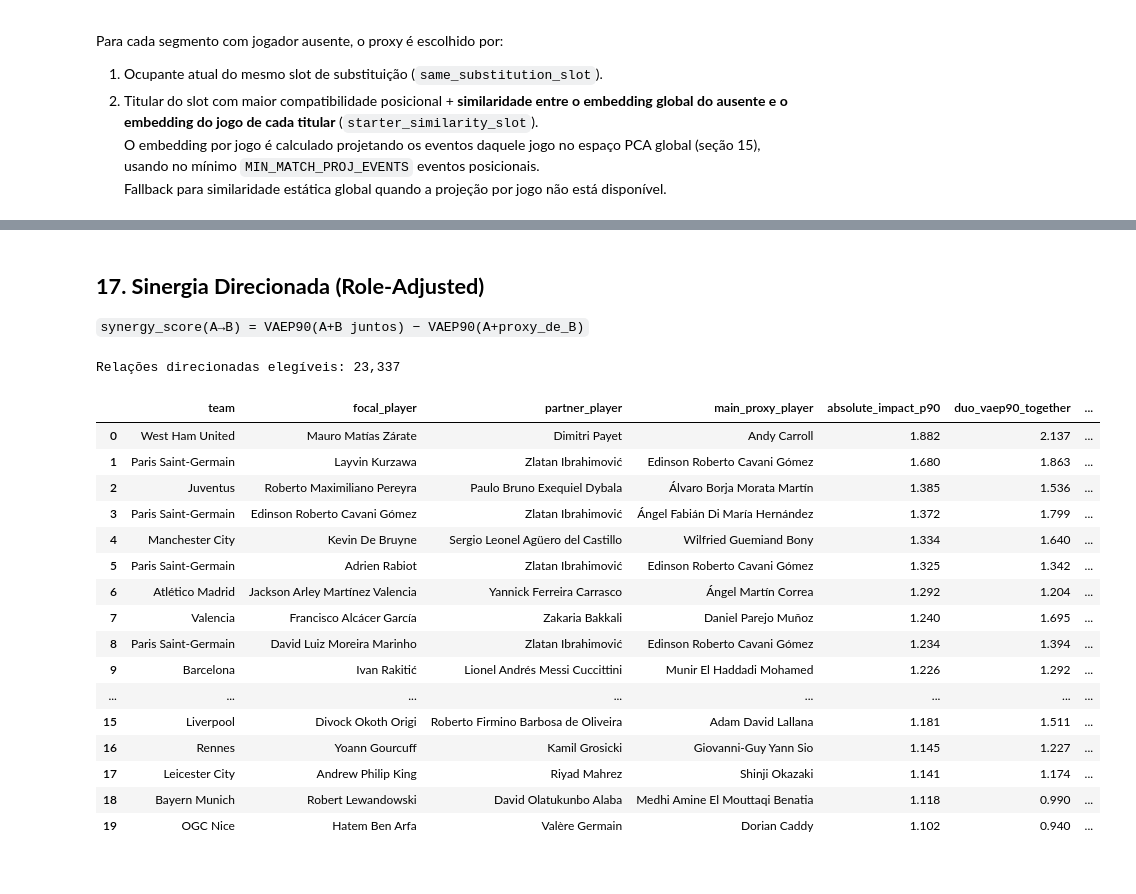
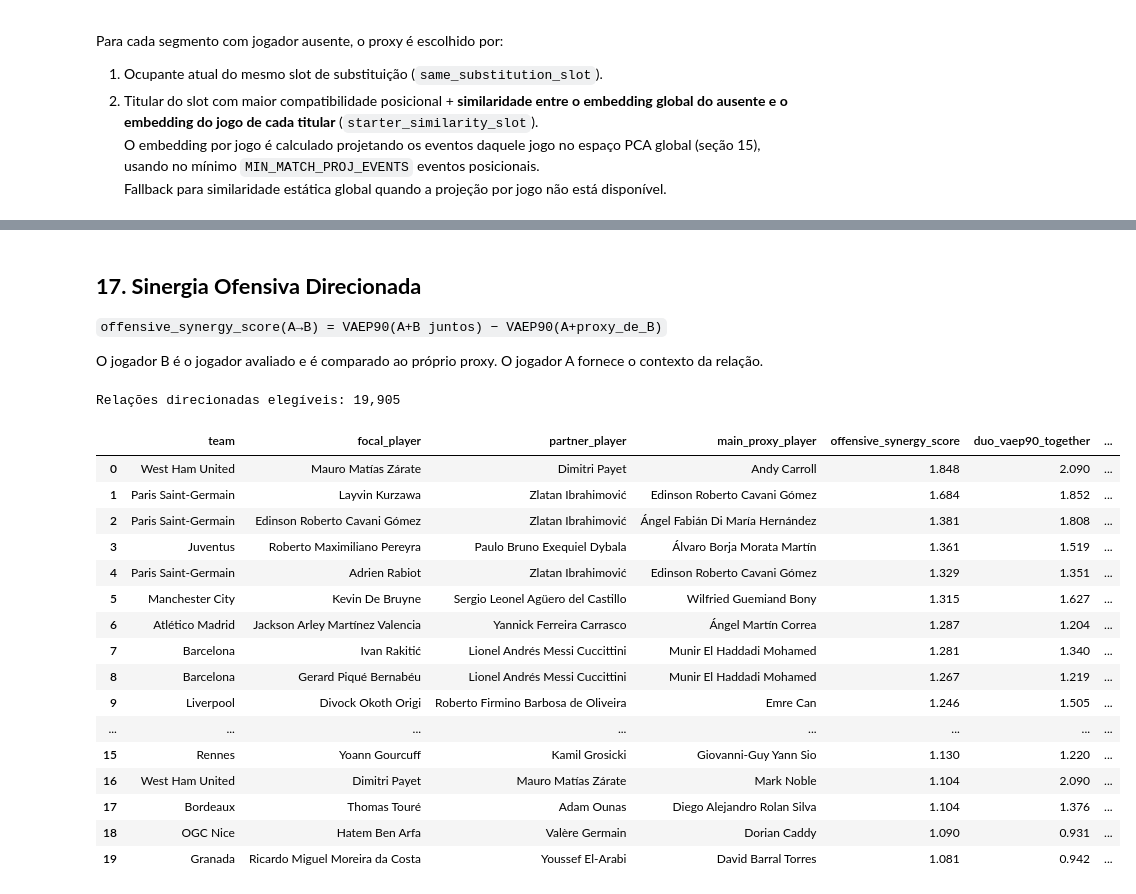
Before and after one commit to gcarbs1/Synergy-VAEP, a Jupyter notebook: notebooks/02_tactical_synergy_vaep.ipynb, the cells around one changed output, grey strips where cells are left out. Saved outputs shown, nothing was run; the diff lists cells and outputs as text; code cells hidden in the pictures.

```diff
--- a/notebooks/02_tactical_synergy_vaep.ipynb
+++ b/notebooks/02_tactical_synergy_vaep.ipynb
@@ -1593,7 +1603,9 @@ Amostras: 743,249  |  Escolhas de proxy: 254,561
 # %% [markdown]
-## **17. Sinergia Direcionada (Role-Adjusted)**
+## **17. Sinergia Ofensiva Direcionada**
 
-`synergy_score(A→B) = VAEP90(A+B juntos) − VAEP90(A+proxy_de_B)`
+`offensive_synergy_score(A→B) = VAEP90(A+B juntos) − VAEP90(A+proxy_de_B)`
+
+O jogador B é o jogador avaliado e é comparado ao próprio proxy. O jogador A fornece o contexto da relação.
 # %%
 def add_role_adjusted_metrics(df):
     o = df.copy()
@@ -1611,7 +1623,7 @@ def add_role_adjusted_metrics(df):
     o['focal_vaep90_with_partner'] = o['focal_vaep90_together']
     o['focal_vaep90_with_proxy']   = o['focal_vaep90_proxy']
     o['focal_impact_p90']       = o['focal_vaep90_with_partner'] - o['focal_vaep90_with_proxy']
-    o['synergy_score']          = o['duo_impact_p90']
+    o['offensive_synergy_score'] = o['duo_impact_p90']
     return o
 
 def summarize_directed_synergy(samps, prx_ch, player_lk, player_qual):
@@ -1664,47 +1676,46 @@ def summarize_directed_synergy(samps, prx_ch, player_lk, player_qual):
     directed = directed.merge(fn, on=['team_id','focal_player_id'], how='left')
     directed = directed.merge(pn, on=['team_id','partner_player_id'], how='left')
     directed = directed.merge(xn, on=['team_id','main_proxy_player_id'], how='left')
-    return directed.sort_values('synergy_score', ascending=False).reset_index(drop=True)
+    return directed.sort_values('offensive_synergy_score', ascending=False).reset_index(drop=True)
 
 directed = summarize_directed_synergy(samples, proxy_choices, player_lookup, player_quality)
 directed.to_parquet(PROCESSED_PATH / 'directed_synergy_all.parquet', index=False)
 print(f'Relações direcionadas elegíveis: {len(directed):,}')
 # %% [output]
-Relações direcionadas elegíveis: 23,337
+Relações direcionadas elegíveis: 19,905
 # %%
 MIN_TOGETHER_DISPLAY = 300
 MIN_PROXY_DISPLAY    = 180
 
 impact = directed.loc[
     directed['minutes_together'].ge(MIN_TOGETHER_DISPLAY) &
     directed['minutes_proxy'].ge(MIN_PROXY_DISPLAY)
 ].copy()
-impact['absolute_impact_p90'] = impact['duo_impact_p90']
 
-display_cols = ['team','focal_player','partner_player','main_proxy_player','absolute_impact_p90',
+display_cols = ['team','focal_player','partner_player','main_proxy_player','offensive_synergy_score',
                 'duo_vaep90_together','proxy_duo_vaep90','focal_vaep90_with_partner',
                 'focal_vaep90_with_proxy','focal_impact_p90',
                 'minutes_together','minutes_proxy','main_proxy_method']
 display_cols = [c for c in display_cols if c in impact.columns]
-impact[display_cols].sort_values('absolute_impact_p90', ascending=False).head(20).round(3)
+impact[display_cols].sort_values('offensive_synergy_score', ascending=False).head(20).round(3)
 # %% [output]
-|  | team | focal_player | partner_player | main_proxy_player | absolute_impact_p90 | duo_vaep90_together | ... |
-| 0 | West Ham United | Mauro Matías Zárate | Dimitri Payet | Andy Carroll | 1.882 | 2.137 | ... |
-| 1 | Paris Saint-Germain | Layvin Kurzawa | Zlatan Ibrahimović | Edinson Roberto Cavani Gómez | 1.680 | 1.863 | ... |
-| 2 | Juventus | Roberto Maximiliano Pereyra | Paulo Bruno Exequiel Dybala | Álvaro Borja Morata Martín | 1.385 | 1.536 | ... |
-| 3 | Paris Saint-Germain | Edinson Roberto Cavani Gómez | Zlatan Ibrahimović | Ángel Fabián Di María Hernández | 1.372 | 1.799 | ... |
-| 4 | Manchester City | Kevin De Bruyne | Sergio Leonel Agüero del Castillo | Wilfried Guemiand Bony | 1.334 | 1.640 | ... |
-| 5 | Paris Saint-Germain | Adrien Rabiot | Zlatan Ibrahimović | Edinson Roberto Cavani Gómez | 1.325 | 1.342 | ... |
-| 6 | Atlético Madrid | Jackson Arley Martínez Valencia | Yannick Ferreira Carrasco | Ángel Martín Correa | 1.292 | 1.204 | ... |
-| 7 | Valencia | Francisco Alcácer García | Zakaria Bakkali | Daniel Parejo Muñoz | 1.240 | 1.695 | ... |
-| 8 | Paris Saint-Germain | David Luiz Moreira Marinho | Zlatan Ibrahimović | Edinson Roberto Cavani Gómez | 1.234 | 1.394 | ... |
-| 9 | Barcelona | Ivan Rakitić | Lionel Andrés Messi Cuccittini | Munir El Haddadi Mohamed | 1.226 | 1.292 | ... |
+|  | team | focal_player | partner_player | main_proxy_player | offensive_synergy_score | duo_vaep90_together | ... |
+| 0 | West Ham United | Mauro Matías Zárate | Dimitri Payet | Andy Carroll | 1.848 | 2.090 | ... |
+| 1 | Paris Saint-Germain | Layvin Kurzawa | Zlatan Ibrahimović | Edinson Roberto Cavani Gómez | 1.684 | 1.852 | ... |
+| 2 | Paris Saint-Germain | Edinson Roberto Cavani Gómez | Zlatan Ibrahimović | Ángel Fabián Di María Hernández | 1.381 | 1.808 | ... |
+| 3 | Juventus | Roberto Maximiliano Pereyra | Paulo Bruno Exequiel Dybala | Álvaro Borja Morata Martín | 1.361 | 1.519 | ... |
+| 4 | Paris Saint-Germain | Adrien Rabiot | Zlatan Ibrahimović | Edinson Roberto Cavani Gómez | 1.329 | 1.351 | ... |
+| 5 | Manchester City | Kevin De Bruyne | Sergio Leonel Agüero del Castillo | Wilfried Guemiand Bony | 1.315 | 1.627 | ... |
+| 6 | Atlético Madrid | Jackson Arley Martínez Valencia | Yannick Ferreira Carrasco | Ángel Martín Correa | 1.287 | 1.204 | ... |
+| 7 | Barcelona | Ivan Rakitić | Lionel Andrés Messi Cuccittini | Munir El Haddadi Mohamed | 1.281 | 1.340 | ... |
+| 8 | Barcelona | Gerard Piqué Bernabéu | Lionel Andrés Messi Cuccittini | Munir El Haddadi Mohamed | 1.267 | 1.219 | ... |
+| 9 | Liverpool | Divock Okoth Origi | Roberto Firmino Barbosa de Oliveira | Emre Can | 1.246 | 1.505 | ... |
 | ... | ... | ... | ... | ... | ... | ... | ... |
-| 15 | Liverpool | Divock Okoth Origi | Roberto Firmino Barbosa de Oliveira | Adam David Lallana | 1.181 | 1.511 | ... |
-| 16 | Rennes | Yoann Gourcuff | Kamil Grosicki | Giovanni-Guy Yann Sio | 1.145 | 1.227 | ... |
-| 17 | Leicester City | Andrew Philip King | Riyad Mahrez | Shinji Okazaki | 1.141 | 1.174 | ... |
-| 18 | Bayern Munich | Robert Lewandowski | David Olatukunbo Alaba | Medhi Amine El Mouttaqi Benatia | 1.118 | 0.990 | ... |
-| 19 | OGC Nice | Hatem Ben Arfa | Valère Germain | Dorian Caddy | 1.102 | 0.940 | ... |
+| 15 | Rennes | Yoann Gourcuff | Kamil Grosicki | Giovanni-Guy Yann Sio | 1.130 | 1.220 | ... |
+| 16 | West Ham United | Dimitri Payet | Mauro Matías Zárate | Mark Noble | 1.104 | 2.090 | ... |
+| 17 | Bordeaux | Thomas Touré | Adam Ounas | Diego Alejandro Rolan Silva | 1.104 | 1.376 | ... |
+| 18 | OGC Nice | Hatem Ben Arfa | Valère Germain | Dorian Caddy | 1.090 | 0.931 | ... |
+| 19 | Granada | Ricardo Miguel Moreira da Costa | Youssef El-Arabi | David Barral Torres | 1.081 | 0.942 | ... |
 # %%
 barcelona_impact = impact.loc[impact['team'].eq('Barcelona')].copy()
 barcelona_impact['proxy_player'] = barcelona_impact['main_proxy_player']
```
Also changed, not shown: parts of 46 cells of this notebook, 11 other files.
